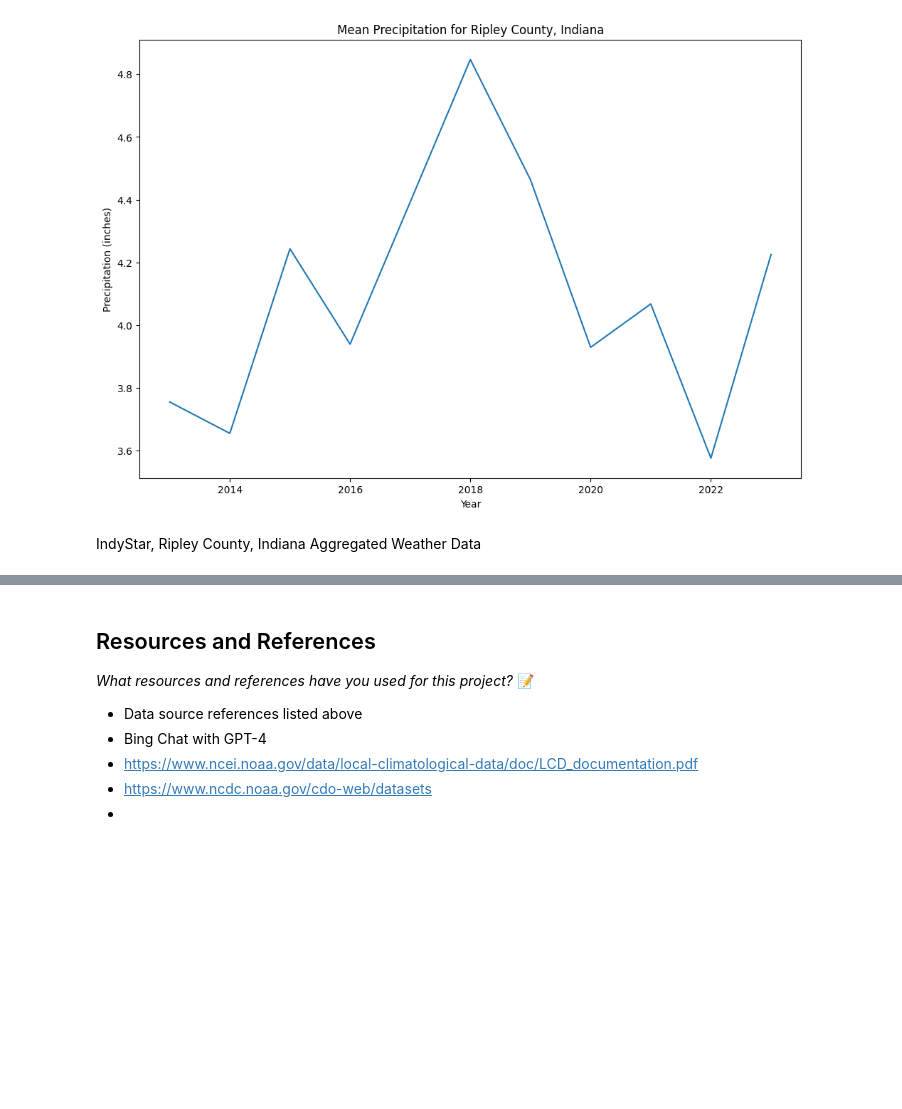
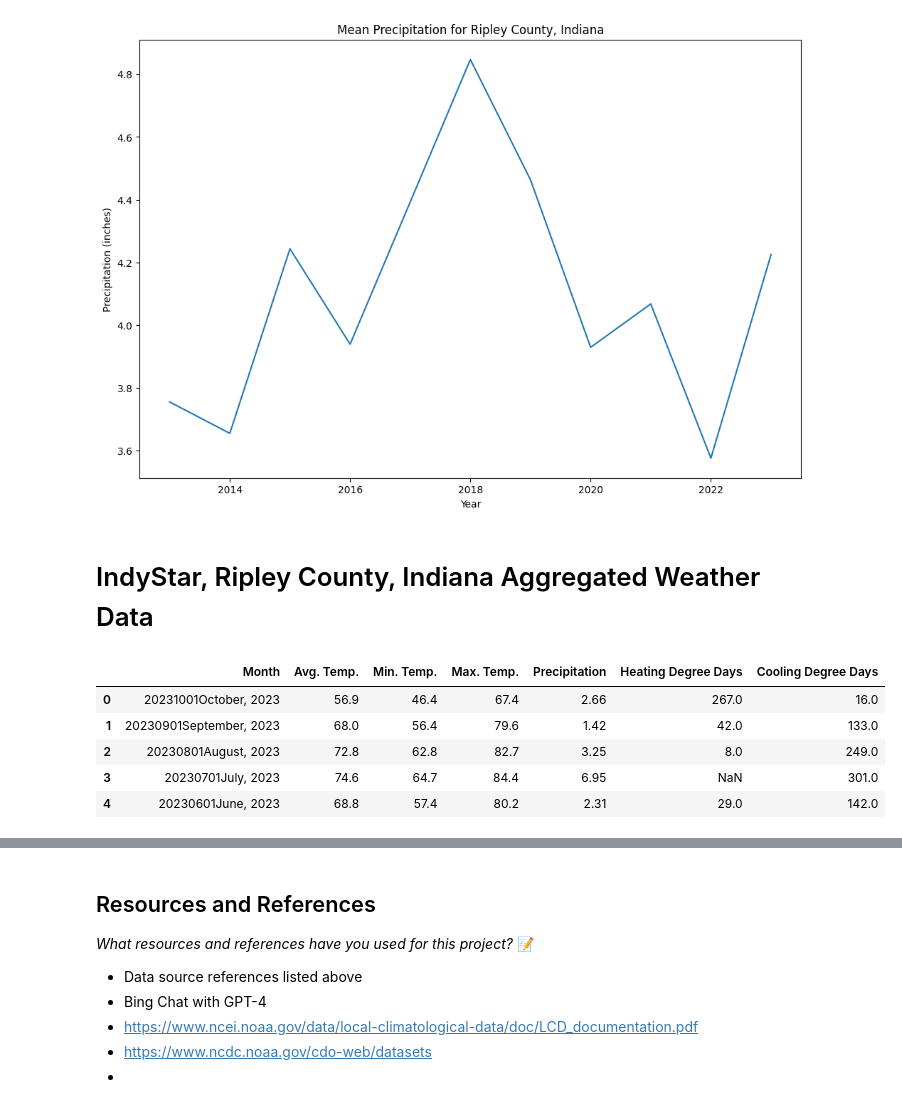
Before and after one commit to IT4063C-Fall23/final-project-kellej6, a Jupyter notebook: source.ipynb, the cells around one changed output, grey strips where cells are left out. Cells and saved outputs as stored; diff of their text form; code cells hidden in the pictures; blank space fills up the shorter version.

```diff
--- a/source.ipynb
+++ b/source.ipynb
@@ -480,7 +480,7 @@ plt.show()
 # %% [output]
 [figure]
 # %% [markdown]
-IndyStar, Ripley County, Indiana Aggregated Weather Data
+# IndyStar, Ripley County, Indiana Aggregated Weather Data
 # %%
 indy_star_summary_url = 'https://data.indystar.com/weather-data/ripley-county/18137/2023-07-01/?syear=1895&eyear=2023#summary'
 indy_star_table_url = 'https://data.indystar.com/weather-data/ripley-county/18137/2023-07-01/table/'
@@ -491,4 +491,15 @@ soup = BeautifulSoup(page.content, 'html.parser')
 # %%
+import lxml.html as lh
+
 tables = soup.find_all('table')
-weather_data = pd.read_html(str(tables[0]))[0]
-weather_data.head()
+
+# Read the table into a dataframe
+indy_star_df = pd.read_html(io.StringIO(str(tables)))[0]
+indy_star_df.head()
+# %% [output]
+|  | Month | Avg. Temp. | Min. Temp. | Max. Temp. | Precipitation | Heating Degree Days | Cooling Degree Days |
+| 0 | 20231001October, 2023 | 56.9 | 46.4 | 67.4 | 2.66 | 267.0 | 16.0 |
+| 1 | 20230901September, 2023 | 68.0 | 56.4 | 79.6 | 1.42 | 42.0 | 133.0 |
+| 2 | 20230801August, 2023 | 72.8 | 62.8 | 82.7 | 3.25 | 8.0 | 249.0 |
+| 3 | 20230701July, 2023 | 74.6 | 64.7 | 84.4 | 6.95 | NaN | 301.0 |
+| 4 | 20230601June, 2023 | 68.8 | 57.4 | 80.2 | 2.31 | 29.0 | 142.0 |
```
Also changed, not shown: parts of 4 cells of this notebook, 1 other file.
